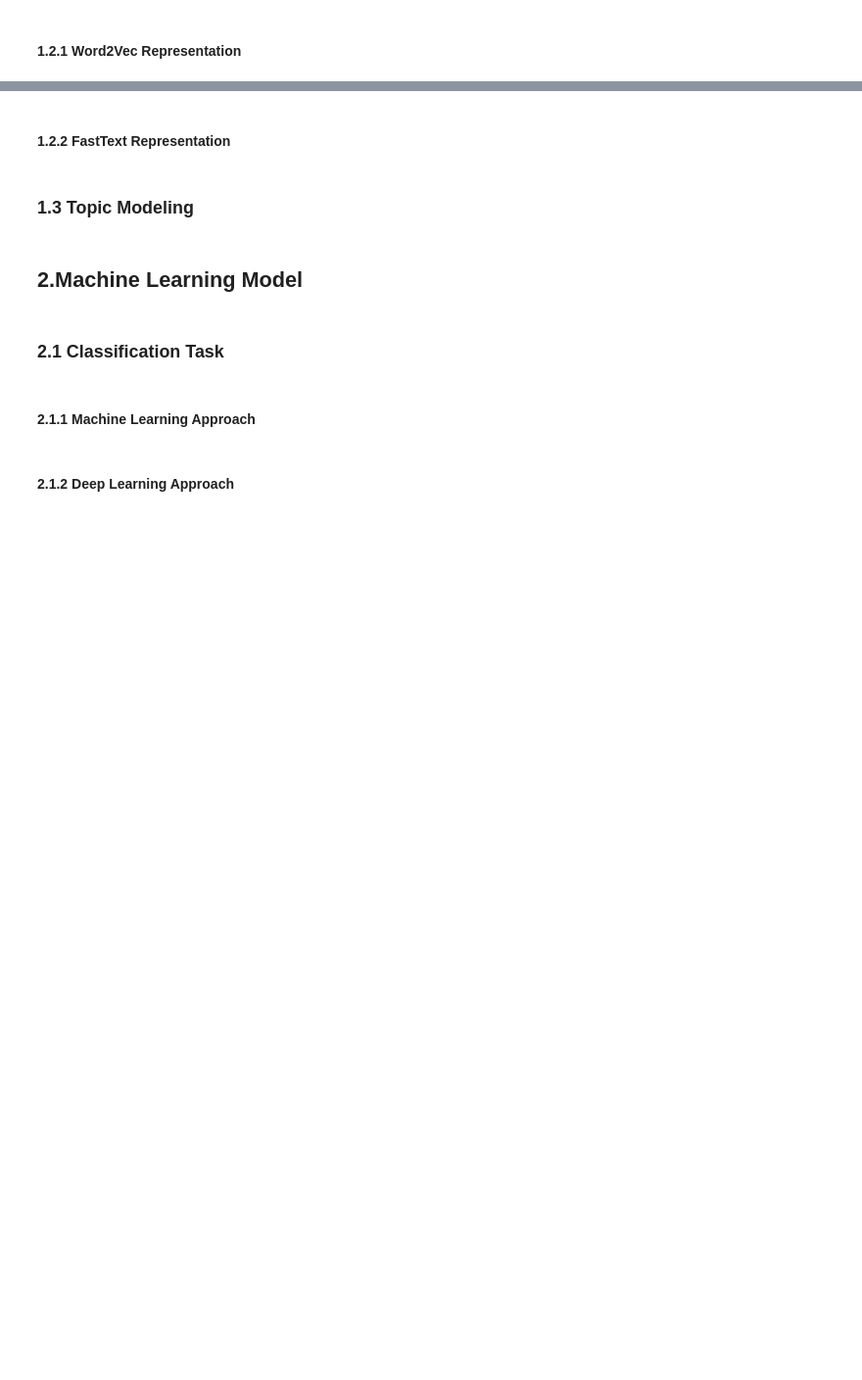
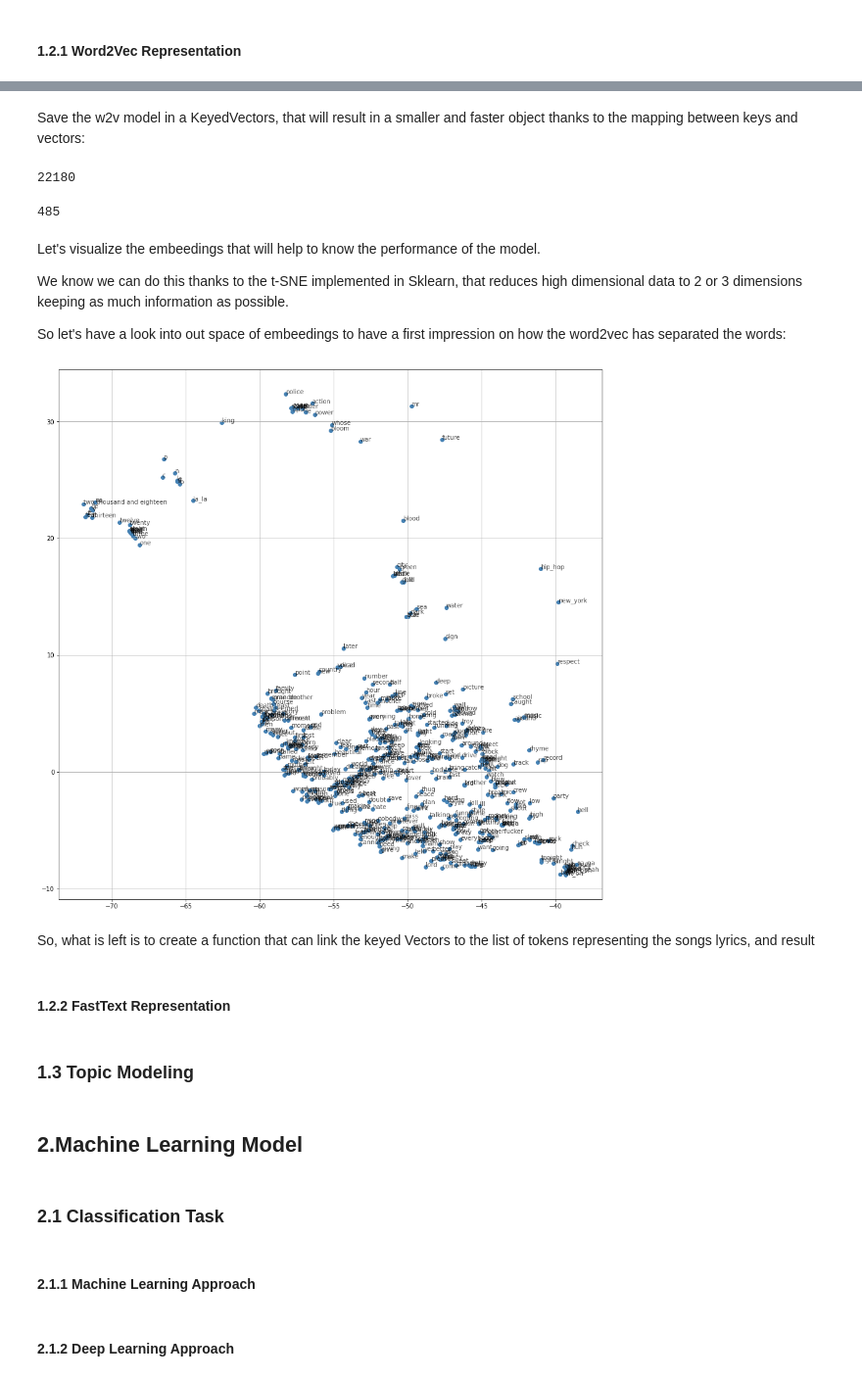
Before and after one commit to MigueXl/Musical_Genre_Classification, a Jupyter notebook: FInal_Project_Notebook.ipynb, the cells around one changed output, grey strips where cells are left out. Shown at 98% size. Saved outputs shown, nothing was run; the diff lists cells and outputs as text; code cells hidden in the pictures; blank space fills up the shorter version.

```diff
--- a/FInal_Project_Notebook.ipynb
+++ b/FInal_Project_Notebook.ipynb
@@ -338,0 +378,39 @@ Without any more introduction, it is the moment to start developing further text
+# %% [markdown]
+Save the w2v model in a KeyedVectors, that will result in a smaller and faster object thanks to the mapping between keys and vectors:
+# %%
+from gensim.models import KeyedVectors
+
+# Store just the words + their trained embeddings.
+word_vectors = model_w2v.wv
+word_vectors.save("model_w2v_imbd_sampling03.wordvectors")
+
+# Load back with memory-mapping = read-only, shared across processes.
+wv = KeyedVectors.load("model_w2v_imbd_sampling03.wordvectors", mmap='r')
+print(len(wv))
+import gc
+del model_w2v
+gc.collect()
+# %% [output]
+22180
+485
+# %% [markdown]
+Let's visualize the embeedings that will help to know the performance of the model.
+
+We know we can do this thanks to the t-SNE implemented in Sklearn, that reduces high dimensional data to 2 or 3 dimensions keeping as much information as possible.
+
+So let's have a look into out space of embeedings to have a first impression on how the word2vec has separated the words:
+# %%
+from sklearn.manifold import TSNE
+
+tsne = TSNE(init='random')
+embed_tsne = tsne.fit_transform(wv.vectors)
+
+# We plot only 500 embeddings
+fig, ax = plt.subplots(figsize=(16, 16))
+for idx, word in enumerate((list(wv.key_to_index.keys())[:500])):
+    plt.scatter(*embed_tsne[idx, :], color='steelblue')
+    plt.annotate(word, (embed_tsne[idx, 0], embed_tsne[idx, 1]), alpha=0.7)
+
+plt.grid()
+# %% [output]
+[figure, added]
@@ -339,3 +420,5 @@ Without any more introduction, it is the moment to start developing further text
+# %% [markdown]
+So, what is left is to create a function that can link the keyed Vectors to the list of tokens representing the songs lyrics, and result
 # %% [markdown]
 #### **1.2.2 FastText Representation**
 # %%
```
Also changed, not shown: parts of 11 cells of this notebook, 1 other file.
